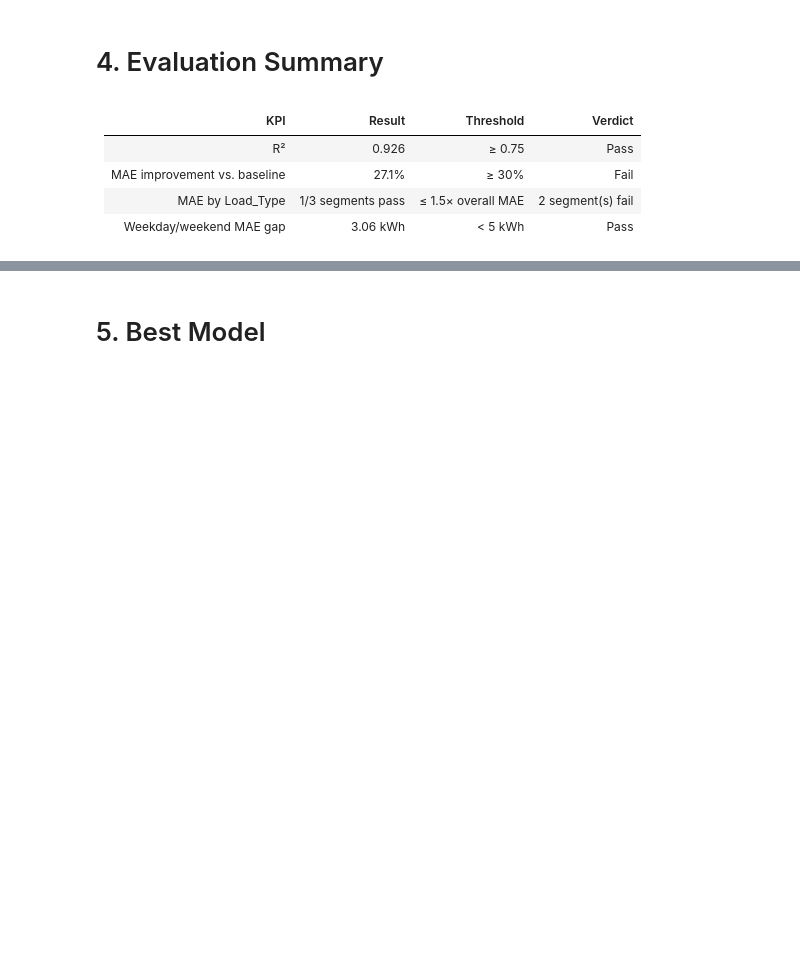
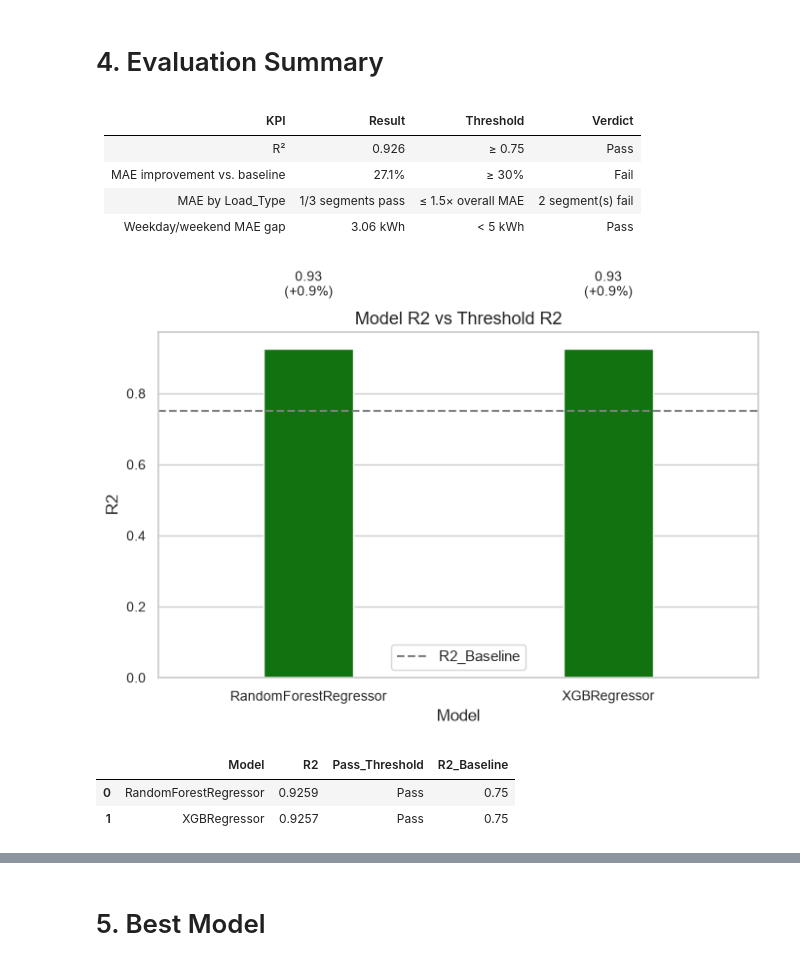
Before and after one commit to OctaviaMay/Steel-Industry-Energy-Consumption, a Jupyter notebook: notebooks/04_model_evaluation.ipynb, the cells around one changed output, grey strips where cells are left out. Drawn from its saved outputs; the diff is of its cells as text; code cells hidden in the pictures; blank space fills up the shorter version.

Commit message:
enhance visualization in evaluation summary

```diff
--- a/notebooks/04_model_evaluation.ipynb
+++ b/notebooks/04_model_evaluation.ipynb
@@ -270,3 +267,18 @@ display(Markdown(summary_md))
 | MAE improvement vs. baseline | 27.1% | ≥ 30% | Fail |
 | MAE by Load_Type | 1/3 segments pass | ≤ 1.5× overall MAE | 2 segment(s) fail |
 | Weekday/weekend MAE gap | 3.06 kWh | < 5 kWh | Pass |
+# %%
+df_r2_thshd_combine = pd.concat([df_r2_thshd_rdf, df_r2_thshd_xgb], ignore_index=True)
+df_r2_thshd_combine['R2_Baseline'] = 0.75
+plot_kpi_with_threshold(df= df_r2_thshd_combine,
+                        kpi_col='R2',
+                        threshold_col='R2_Baseline',
+                        threshold_label='R2_Baseline',
+                        ylabel='R2',
+                        title='Model R2 vs Threshold R2')
+df_r2_thshd_combine
+# %% [output]
+[figure, added]
+|  | Model | R2 | Pass_Threshold | R2_Baseline |
+| 0 | RandomForestRegressor | 0.9259 | Pass | 0.75 |
+| 1 | XGBRegressor | 0.9257 | Pass | 0.75 |
```
Also changed, not shown: parts of 3 cells of this notebook, 2 other files.
